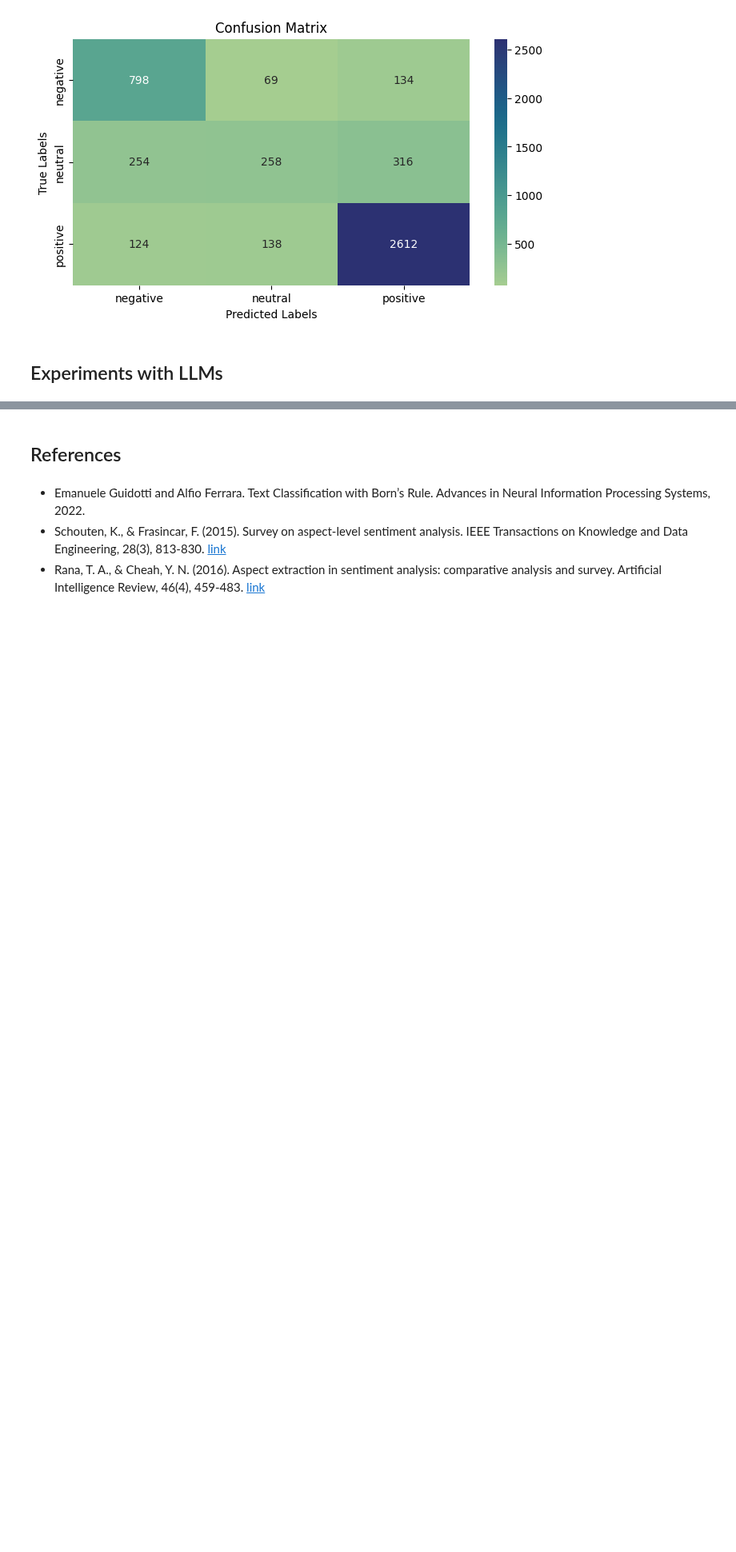
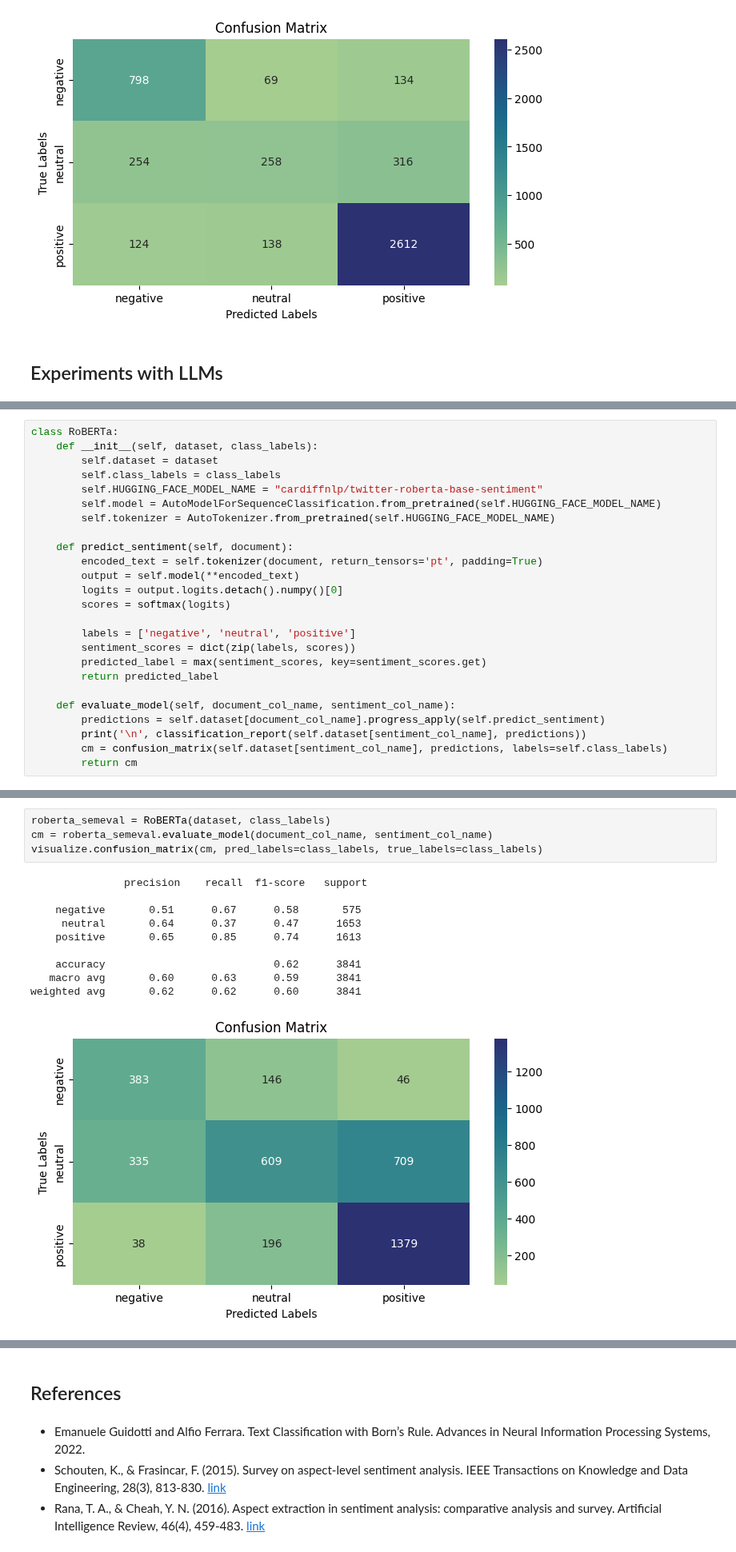
Before and after one commit to tabaraei/aspect-based-sentiment-analysis, a Jupyter notebook: ABSA.ipynb, the cells around one changed output, grey strips where cells are left out. Shown at 80% size. Drawn from its saved outputs; the diff is of its cells as text; blank space fills up the shorter version.

```diff
--- a/ABSA.ipynb
+++ b/ABSA.ipynb
@@ -782,0 +744,25 @@ array([0.00212159, 0.00545376, 0.9924246 ], dtype=float32)
+# %%
+class RoBERTa:
+    def __init__(self, dataset, class_labels):
+        self.dataset = dataset
+        self.class_labels = class_labels
+        self.HUGGING_FACE_MODEL_NAME = "cardiffnlp/twitter-roberta-base-sentiment"
+        self.model = AutoModelForSequenceClassification.from_pretrained(self.HUGGING_FACE_MODEL_NAME)
+        self.tokenizer = AutoTokenizer.from_pretrained(self.HUGGING_FACE_MODEL_NAME)
+
+    def predict_sentiment(self, document):
+        encoded_text = self.tokenizer(document, return_tensors='pt', padding=True)
+        output = self.model(**encoded_text)
+        logits = output.logits.detach().numpy()[0]
+        scores = softmax(logits)
+
+        labels = ['negative', 'neutral', 'positive']
+        sentiment_scores = dict(zip(labels, scores))
+        predicted_label = max(sentiment_scores, key=sentiment_scores.get)
+        return predicted_label
+
+    def evaluate_model(self, document_col_name, sentiment_col_name):
+        predictions = self.dataset[document_col_name].progress_apply(self.predict_sentiment)
+        print('\n', classification_report(self.dataset[sentiment_col_name], predictions))
+        cm = confusion_matrix(self.dataset[sentiment_col_name], predictions, labels=self.class_labels)
+        return cm
@@ -782,0 +791,15 @@ array([0.00212159, 0.00545376, 0.9924246 ], dtype=float32)
+# %%
+roberta_semeval = RoBERTa(dataset, class_labels)
+cm = roberta_semeval.evaluate_model(document_col_name, sentiment_col_name)
+visualize.confusion_matrix(cm, pred_labels=class_labels, true_labels=class_labels)
+# %% [output]
+               precision    recall  f1-score   support
+
+    negative       0.51      0.67      0.58       575
+     neutral       0.64      0.37      0.47      1653
+    positive       0.65      0.85      0.74      1613
+
+    accuracy                           0.62      3841
+   macro avg       0.60      0.63      0.59      3841
+weighted avg       0.62      0.62      0.60      3841
+[figure, added]
```
Also changed, not shown: parts of 20 cells of this notebook.
